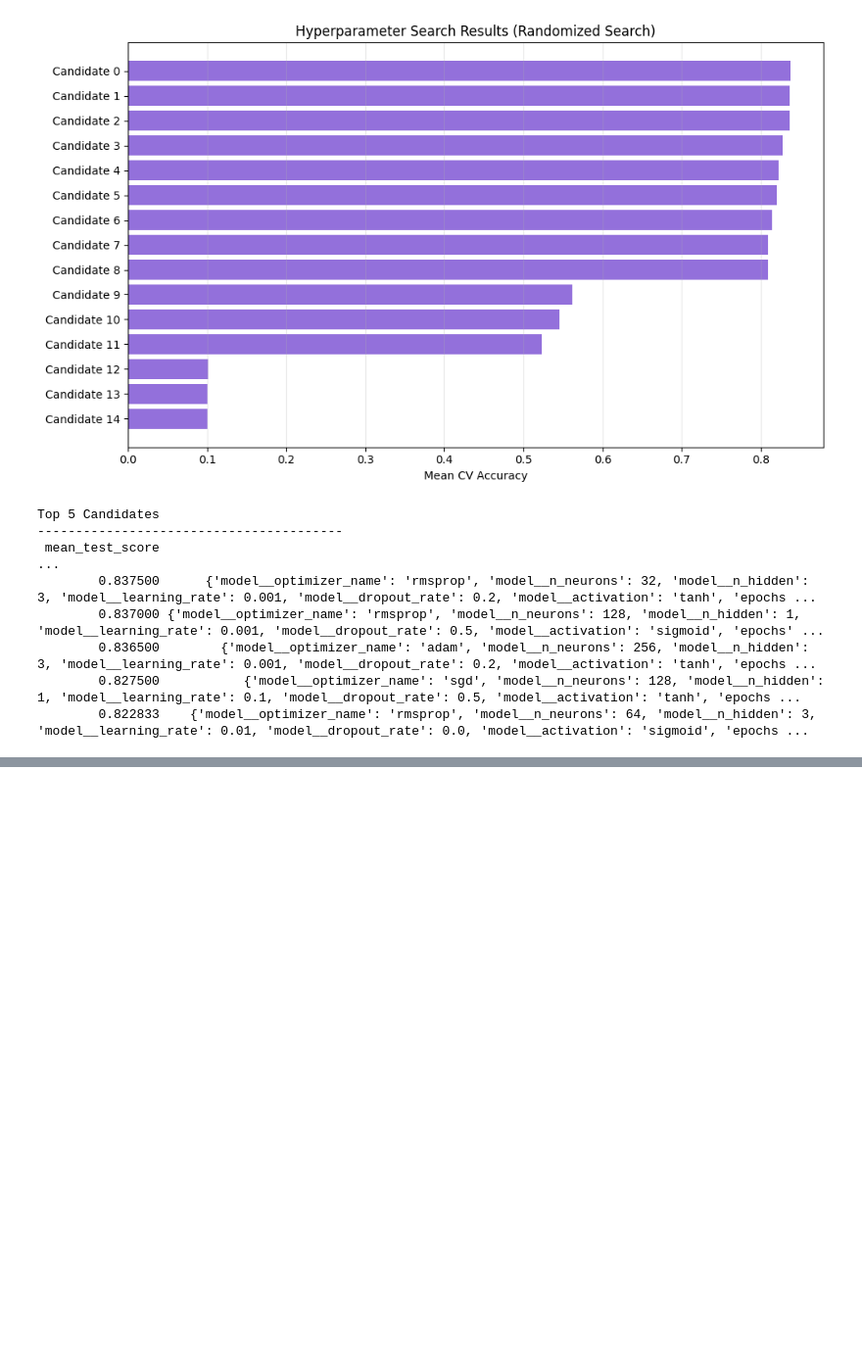
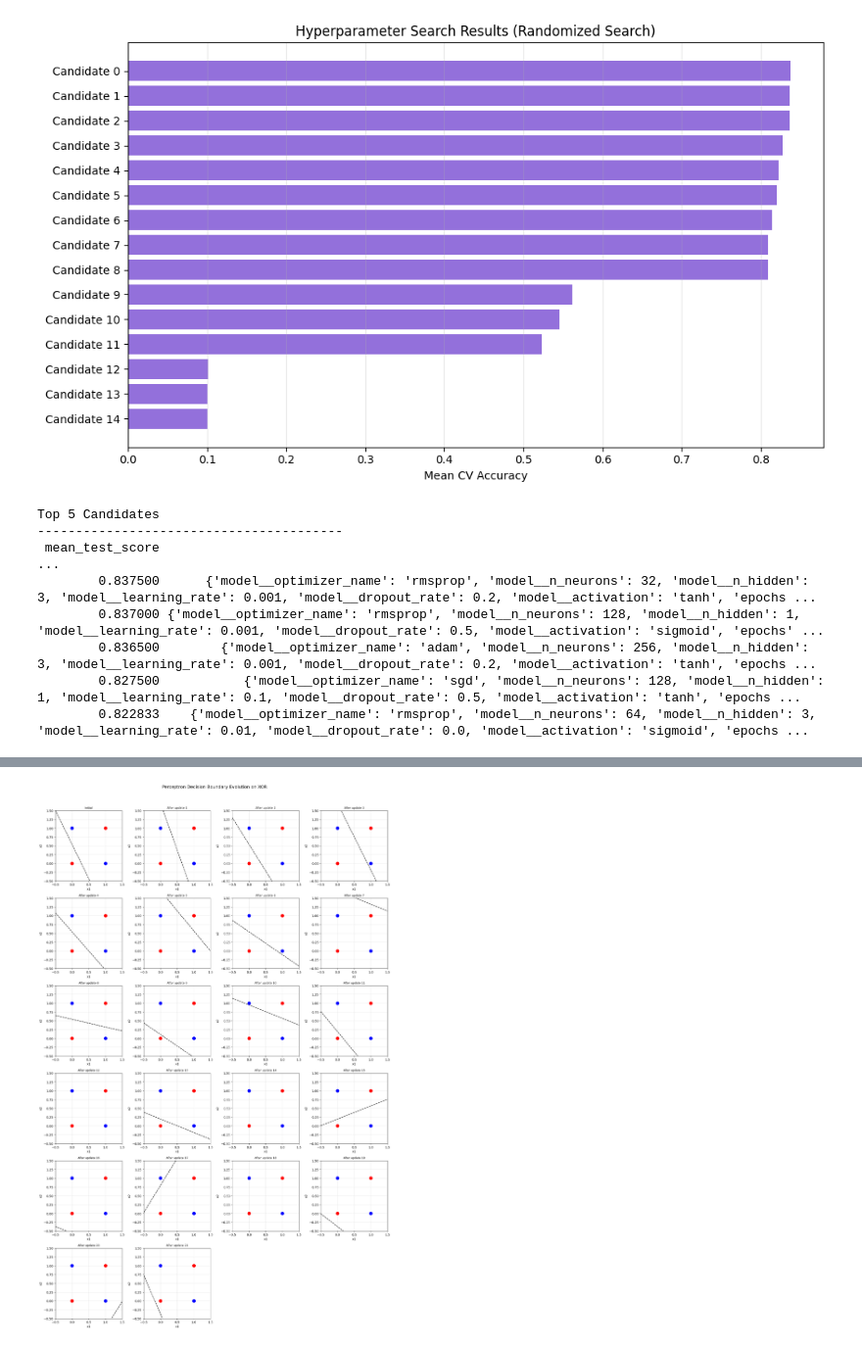
Before and after one commit to Dhanush7-tech/Deep-Learning-LAB, a Jupyter notebook: LAB-2/DeepLearning_Lab_2.ipynb, the cells around one changed output, grey strips where cells are left out. Shown at 98% size. Saved outputs shown, nothing was run; the diff lists cells and outputs as text; code cells hidden in the pictures; blank space fills up the shorter version.

```diff
--- a/LAB-2/DeepLearning_Lab_2.ipynb
+++ b/LAB-2/DeepLearning_Lab_2.ipynb
@@ -636,0 +718,41 @@ Top 5 Candidates
+# %%
+def plot_decision_boundary(w, X, y, title, ax):
+    ax.scatter(X[y == 0][:, 0], X[y == 0][:, 1], color='red', s=100, label='Class 0', zorder=3)
+    ax.scatter(X[y == 1][:, 0], X[y == 1][:, 1], color='blue', s=100, label='Class 1', zorder=3)
+
+    x_vals = np.array([-0.5, 1.5])
+    # Decision boundary: w0 + w1*x1 + w2*x2 = 0  ->  x2 = -(w0 + w1*x1) / w2
+    if w[2] != 0:
+        y_vals = -(w[0] + w[1] * x_vals) / w[2]
+        ax.plot(x_vals, y_vals, 'k--', linewidth=1.5)
+    else:
+        ax.axvline(x=-w[0] / (w[1] + 1e-9), color='k', linestyle='--')
+
+    ax.set_xlim(-0.5, 1.5)
+    ax.set_ylim(-0.5, 1.5)
+    ax.set_xlabel("x1")
+    ax.set_ylabel("x2")
+    ax.set_title(title, fontsize=9)
+    ax.grid(True, alpha=0.3)
+
+# Plot every weight update (initial + each update)
+n_plots = len(weight_history)
+cols = 4
+rows = int(np.ceil(n_plots / cols))
+
+fig, axes = plt.subplots(rows, cols, figsize=(cols * 4, rows * 4))
+axes = axes.flatten()
+
+for idx, w in enumerate(weight_history):
+    label = "Initial" if idx == 0 else f"After update {idx}"
+    plot_decision_boundary(w, X, y, label, axes[idx])
+
+# Hide unused subplots
+for idx in range(n_plots, len(axes)):
+    axes[idx].axis('off')
+
+plt.suptitle("Perceptron Decision Boundary Evolution on XOR", fontsize=14, y=1.02)
+plt.tight_layout()
+plt.show()
+# %% [output]
+[figure, added]
```
Also changed, not shown: parts of 5 cells of this notebook.
